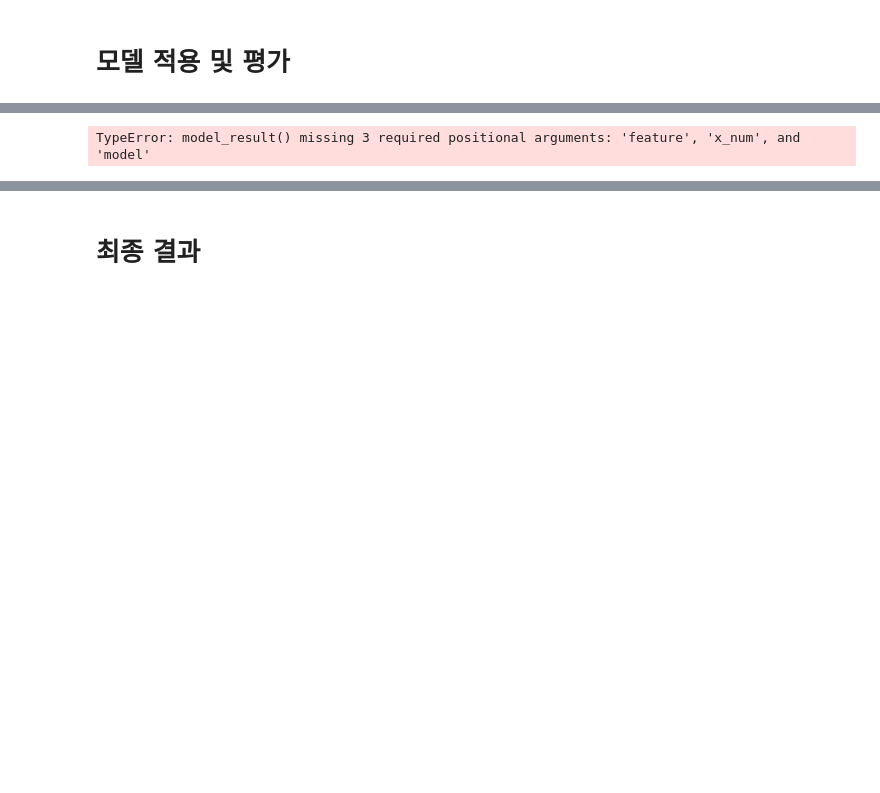
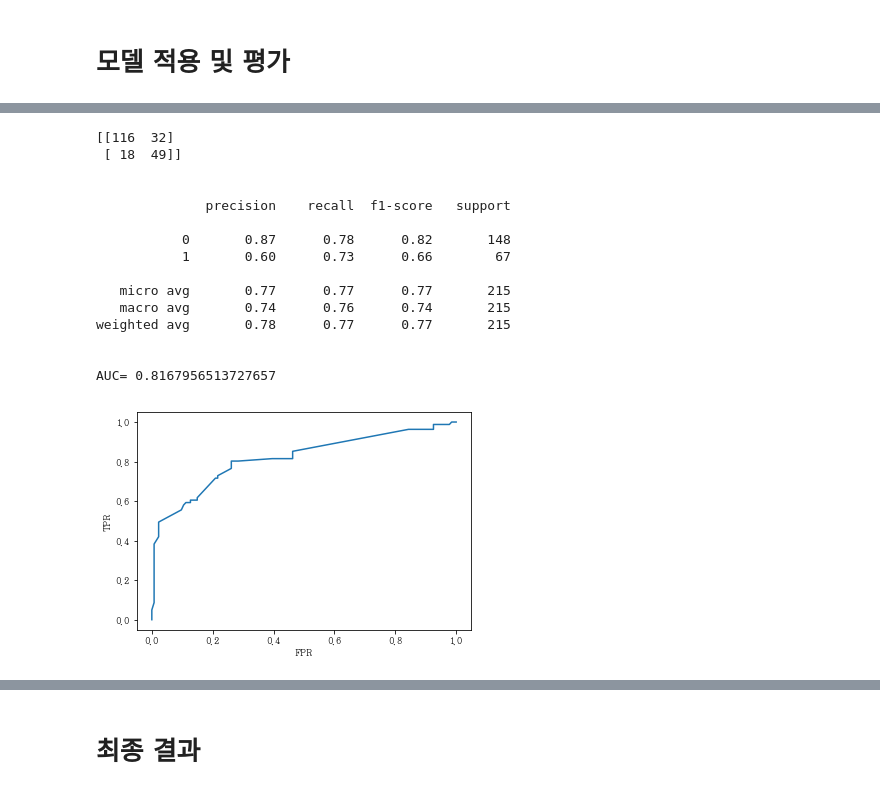
Before and after one commit to Abdumaleek/Kaggle-Titanic, a Jupyter notebook: New Titanic2.ipynb, the cells around one changed output, grey strips where cells are left out. Drawn from its saved outputs; the diff is of its cells as text; code cells hidden in the pictures; blank space fills up the shorter version.

```diff
--- a/New Titanic2.ipynb
+++ b/New Titanic2.ipynb
@@ -416,5 +425,12 @@ dtype: int64
 # %%
 train['Family'] = train['SibSp'] + train['Parch']
+# %%
+train_mean['Family'] = train['SibSp'] + train['Parch']
+train_median['Family'] = train['SibSp'] + train['Parch']
+train_del['Family'] = train['SibSp'] + train['Parch']
+
+test_mean['Family'] = test['SibSp'] + test['Parch']
+test_median['Family'] = test['SibSp'] + test['Parch']
 # %%
 test['Family'] =  test['SibSp']+train['Parch']
 # %%
@@ -536,3 +557,7 @@ train.head()
 | 2 | 3 | 1 | 3 | 9 | 1 | 26.0 | STON/O2. 3101282 | 7.9250 | 3 | 0 |
 | 3 | 4 | 1 | 1 | 13 | 1 | 35.0 | 113803 | 53.1000 | 3 | 1 |
 | 4 | 5 | 0 | 3 | 12 | 2 | 35.0 | 373450 | 8.0500 | 3 | 0 |
+# %%
+train_del.drop(['SibSp', 'Parch'],axis = 1, inplace = True)
+train_mean.drop(['SibSp', 'Parch'],axis = 1, inplace = True)
+train_median.drop(['SibSp', 'Parch'],axis = 1, inplace = True)
@@ -539,2 +573,6 @@ train.head()
+# %%
+#피처 선택
+feature = ['Pclass','Name', 'Sex', 'Age','Family']
+feature_no_age =feature = ['Pclass','Name', 'Sex', 'Family']
 # %% [markdown]
 # 모델 적용 및 평가
@@ -546,22 +601,51 @@ Index(['PassengerId', 'Survived', 'Pclass', 'Name', 'Sex', 'Age', 'SibSp',
       dtype='object')
 # %%
 from sklearn.metrics import confusion_matrix, classification_report
+from sklearn.model_selection import train_test_split
+from sklearn.metrics import precision_recall_curve
+
 #model 적용 및 평가
-def model_result(feature, x_num, model):
-    x_train, x_test, y_train, y_test = xy(feature,x_num)
+def model_result(feature, x, model):
+    x_train, x_test, y_train, y_test = train_test_split(x[feature], x['Survived'], test_size = 0.3)
     model.fit(x_train, y_train)
     print(confusion_matrix(model.predict(x_test), y_test),'\n\n')
     print(classification_report(model.predict(x_test), y_test))
     y_pred_proba = model.predict_proba(x_test)[::,1]
+    #ROC곡선과 AUC
     fp,tp, thres = roc_curve(y_test,y_pred_proba)
     auc = roc_auc_score(y_test, y_pred_proba)
     print('\nAUC=',auc)
     plt.plot(fp,tp)
+    plt.ylabel('TPR')
+    plt.xlabel('FPR')
+#     #PR곡선
+#     precision,recall,thres = precision_recall_curve(y_test,y_pred_proba)
+#     tmp_n =min(precision.shape[0], recall.shape[0], thres.shape[0])
+#     plt.plot(thres, precision[:tmp_n], "b--", label='precision')
+#     plt.plot(thres, recall[:tmp_n], "g-", label='recall')
+#     plt.ylim([0, 1])
+#     plt.xlabel("threshold")
+#     plt.legend()
     plt.show()
 # %%
 from sklearn.linear_model import LogisticRegression
 log_clf = LogisticRegression()
-# %%
-model_result()
-# %% [output]
-TypeError: model_result() missing 3 required positional arguments: 'feature', 'x_num', and 'model'
+# %%
+model_result(feature, train_del, log_clf)
+# %% [output]
+[[116  32]
+ [ 18  49]]
+
+
+              precision    recall  f1-score   support
+
+           0       0.87      0.78      0.82       148
+           1       0.60      0.73      0.66        67
+
+   micro avg       0.77      0.77      0.77       215
+   macro avg       0.74      0.76      0.74       215
+weighted avg       0.78      0.77      0.77       215
+
+
+AUC= 0.8167956513727657
+[figure, added]
```
Also changed, not shown: parts of 41 cells of this notebook.
